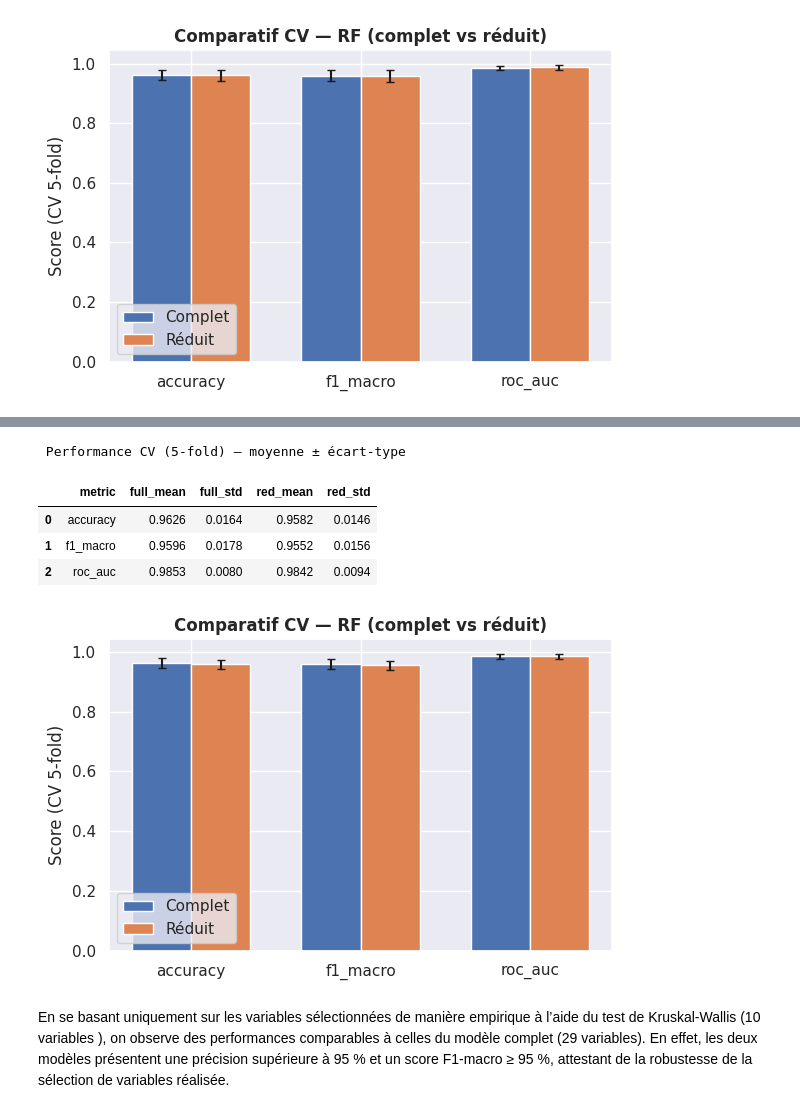
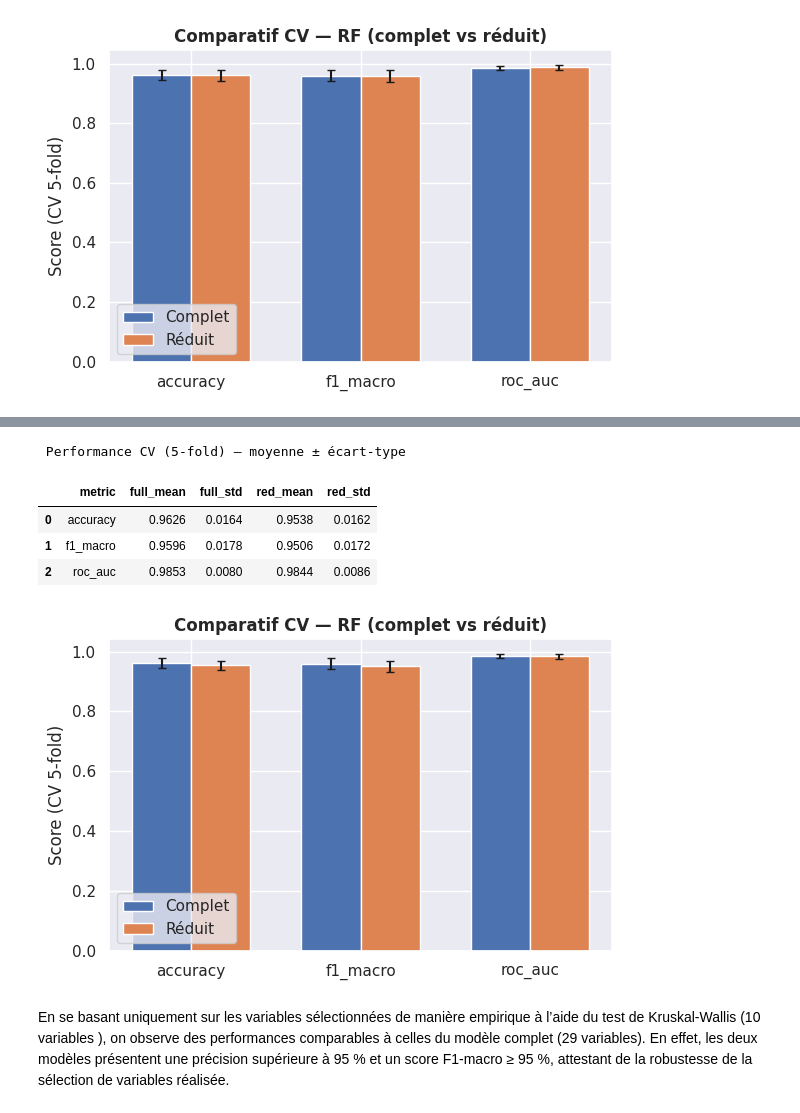
Before and after one commit to LIONPANJSHIR/ML, a Jupyter notebook: Breast_cancer.ipynb, the cells around one changed output, grey strips where cells are left out. Cells and saved outputs as stored; diff of their text form; code cells hidden in the pictures.

```diff
--- a/Breast_cancer.ipynb
+++ b/Breast_cancer.ipynb
@@ -985,7 +1019,7 @@ cv_full = cross_validate(
     pipe_full, X_train_full, y_train, cv=cv, scoring=scoring, return_estimator=False, n_jobs=-1
 )
 # # Aligner les colonnes réduites sur les mêmes lignes
-X2 = df[df_krus.loc[0:10, "Variable"].tolist() ]
+X2 = df[df_mw.loc[0:10, "Variable"].tolist() ]
 X2_train = X_train_full[X2.columns]
 X2_test  = X_test_full[X2.columns]
 
@@ -995,36 +1029,36 @@ cv_red = cross_validate(
 )
 
 # 6) Résumé comparatif (moyenne ± écart-type)
 summary = pd.DataFrame({
     "metric": ["accuracy", "f1_macro", "roc_auc"],
     "full_mean":  [cv_full["test_accuracy"].mean(), cv_full["test_f1_macro"].mean(), cv_full["test_roc_auc"].mean()],
     "full_std":   [cv_full["test_accuracy"].std(),  cv_full["test_f1_macro"].std(),  cv_full["test_roc_auc"].std()],
     "red_mean":   [cv_red["test_accuracy"].mean(),  cv_red["test_f1_macro"].mean(),  cv_red["test_roc_auc"].mean()],
     "red_std":    [cv_red["test_accuracy"].std(),   cv_red["test_f1_macro"].std(),   cv_red["test_roc_auc"].std()],
 })
 print(" Performance CV (5-fold) — moyenne ± écart-type")
 display(summary.round(4))
 
 # 7) Visualisation simple
 metrics = ["accuracy", "f1_macro", "roc_auc"]
 x = np.arange(len(metrics))
 w = 0.35
 
 plt.figure(figsize=(6,4))
 plt.bar(x - w/2, summary["full_mean"], yerr=summary["full_std"], width=w, label="Complet", capsize=3)
 plt.bar(x + w/2, summary["red_mean"],  yerr=summary["red_std"],  width=w, label="Réduit",  capsize=3)
 plt.xticks(x, metrics)
 plt.ylabel("Score (CV 5-fold)")
 plt.title("Comparatif CV — RF (complet vs réduit)")
 plt.legend()
 plt.tight_layout()
 plt.show()
 # %% [output]
  Performance CV (5-fold) — moyenne ± écart-type
 |  | metric | full_mean | full_std | red_mean | red_std |
-| 0 | accuracy | 0.9626 | 0.0164 | 0.9582 | 0.0146 |
-| 1 | f1_macro | 0.9596 | 0.0178 | 0.9552 | 0.0156 |
-| 2 | roc_auc | 0.9853 | 0.0080 | 0.9842 | 0.0094 |
+| 0 | accuracy | 0.9626 | 0.0164 | 0.9538 | 0.0162 |
+| 1 | f1_macro | 0.9596 | 0.0178 | 0.9506 | 0.0172 |
+| 2 | roc_auc | 0.9853 | 0.0080 | 0.9844 | 0.0086 |
 [figure]
 # %% [markdown]
 En se basant uniquement sur les variables sélectionnées de manière empirique à l’aide du test de Kruskal-Wallis (10 variables ), on observe des performances comparables à celles du modèle complet (29 variables). En effet, les deux modèles présentent une précision supérieure à 95 % et un score F1-macro ≥ 95 %, attestant de la robustesse de la sélection de variables réalisée.
```
Also changed, not shown: parts of 8 cells of this notebook.
